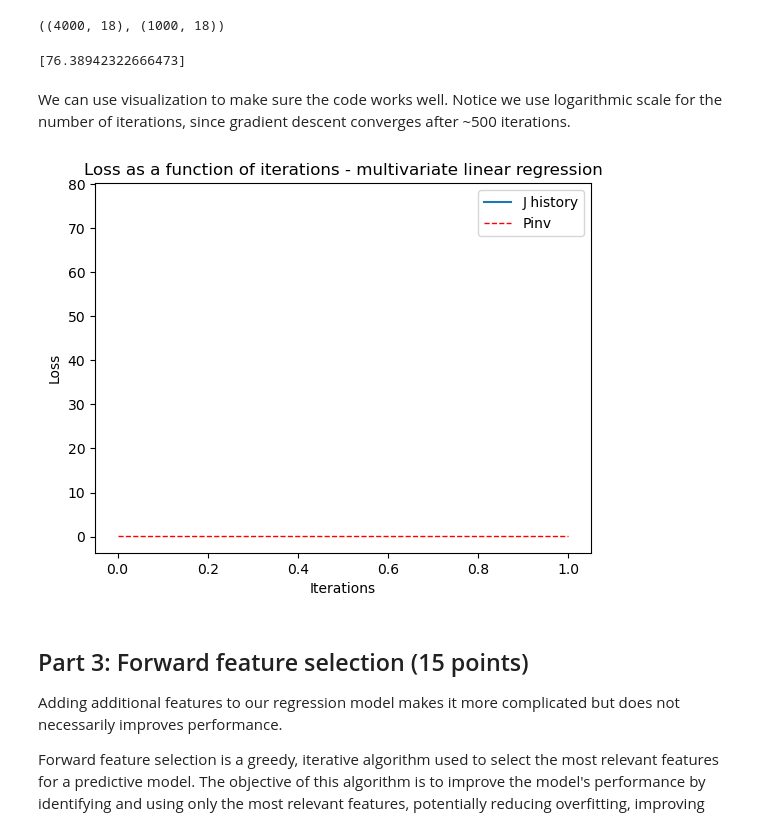
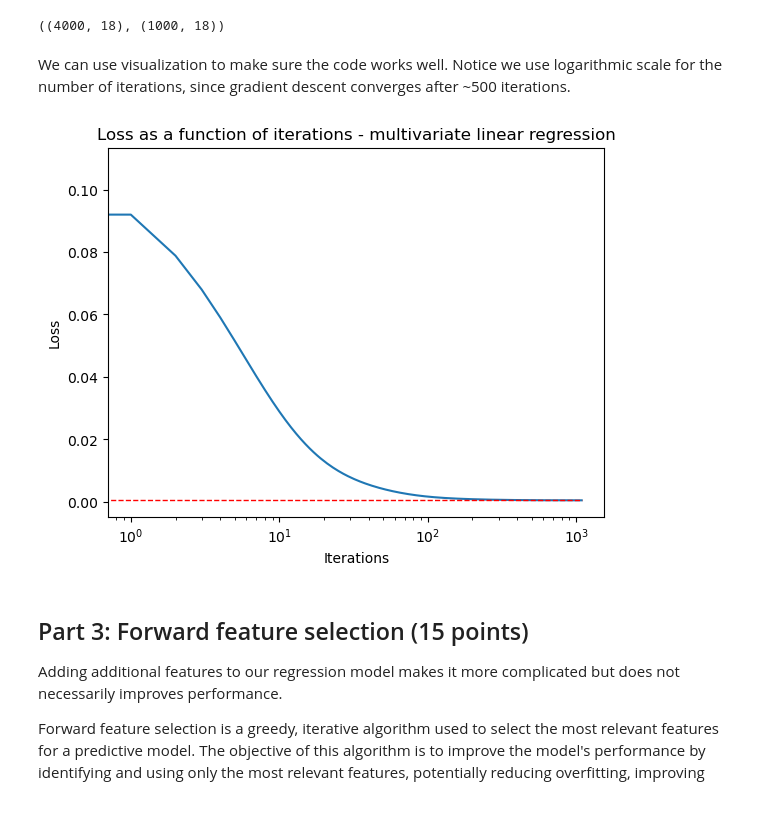
Before and after one commit to ariellefeher/Machine_Learning, a Jupyter notebook: hw1/hw1.ipynb, the cells around one changed output. Cells and saved outputs as stored; diff of their text form; code cells hidden in the pictures.

```diff
--- a/hw1/hw1.ipynb
+++ b/hw1/hw1.ipynb
@@ -447,9 +362,6 @@ shape = X_train.shape[1]
 theta = np.random.random(shape)
 iterations = 40000
 theta, J_history = efficient_gradient_descent(X_train ,y_train, theta, best_alpha, iterations)
-print(J_history)
-# %% [output]
-[76.38942322666473]
 # %%
 # calculating the pseudoinverse
 theta_pinv = compute_pinv(X_train ,y_train)
@@ -458,16 +370,15 @@ J_pinv = compute_cost(X_train, y_train, theta_pinv)
 We can use visualization to make sure the code works well. Notice we use logarithmic scale for the number of iterations, since gradient descent converges after ~500 iterations.
 # %%
 plt.plot(np.arange(len(J_history)), J_history)
-#plt.xscale('log')
+plt.xscale('log')
 plt.xlabel('Iterations')
 plt.ylabel('Loss')
 plt.title('Loss as a function of iterations - multivariate linear regression')
 plt.hlines(y = J_pinv, xmin = 0, xmax = len(J_history), color='r',
            linewidth = 1, linestyle = 'dashed')
-plt.legend(["J history", "Pinv"])
 plt.show()
 # %% [output]
-[figure, old version]
+[figure, new version]
 # %% [markdown]
 ## Part 3: Forward feature selection (15 points)
 
```
Also changed, not shown: parts of 12 cells of this notebook, 1 other file.
